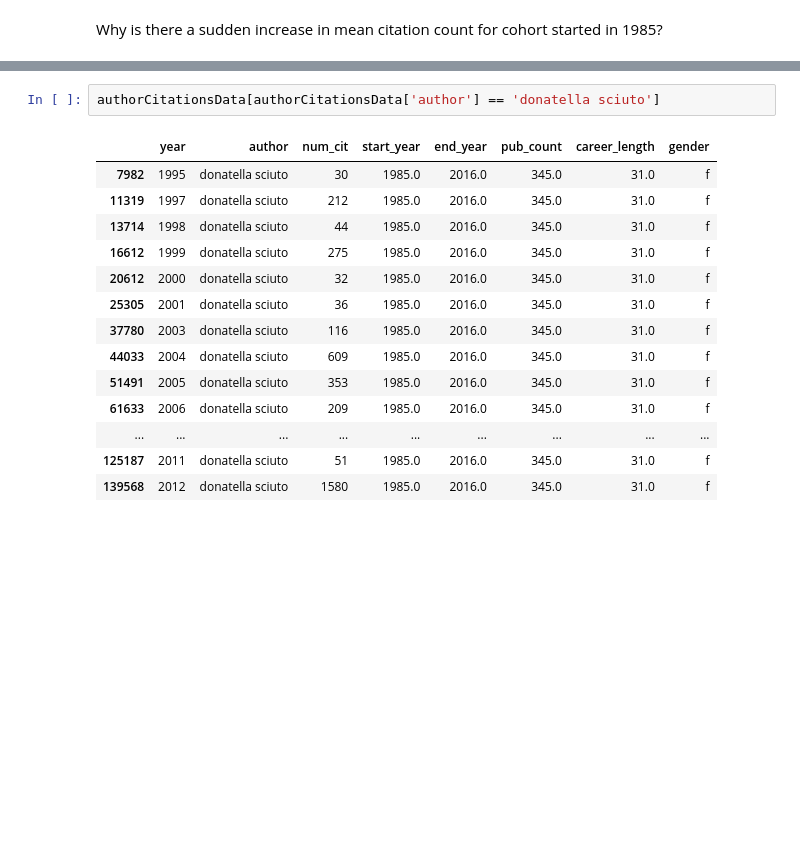
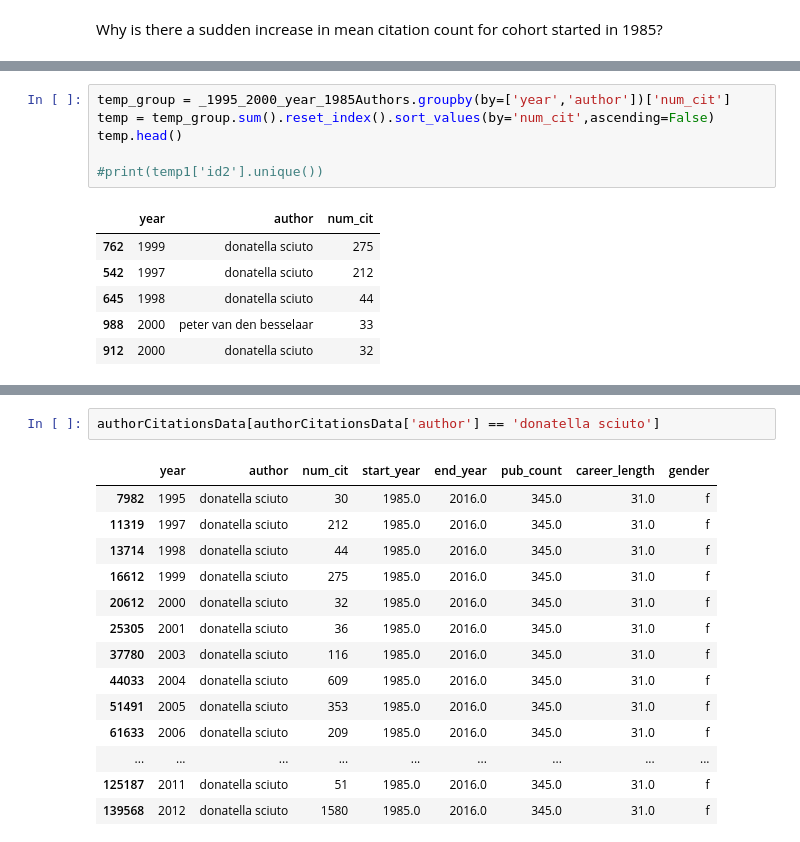
Before and after one commit to gesiscss/inequality, a Jupyter notebook: cohort-analysis-citations.ipynb, the cells around one changed output, grey strips where cells are left out. Cells and saved outputs as stored; diff of their text form; blank space fills up the shorter version.

```diff
--- a/cohort-analysis-citations.ipynb
+++ b/cohort-analysis-citations.ipynb
@@ -341 +335,14 @@ _1985Authors.sort(columns=['num_cit'], axis = 0, ascending=False,inplace=False)
+# %%
+temp_group = _1995_2000_year_1985Authors.groupby(by=['year','author'])['num_cit']
+temp = temp_group.sum().reset_index().sort_values(by='num_cit',ascending=False)
+temp.head()
+
+#print(temp1['id2'].unique())
+# %% [output]
+|  | year | author | num_cit |
+| 762 | 1999 | donatella sciuto | 275 |
+| 542 | 1997 | donatella sciuto | 212 |
+| 645 | 1998 | donatella sciuto | 44 |
+| 988 | 2000 | peter van den besselaar | 33 |
+| 912 | 2000 | donatella sciuto | 32 |
 # %%
```
Also changed, not shown: parts of 16 cells of this notebook, 2 other files.
